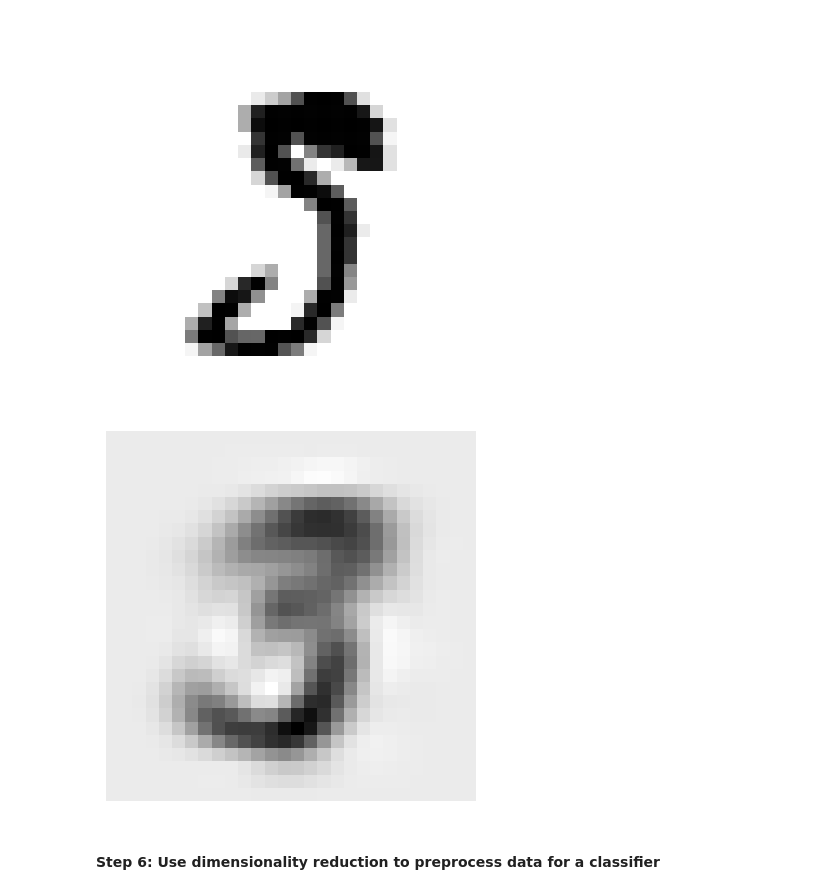
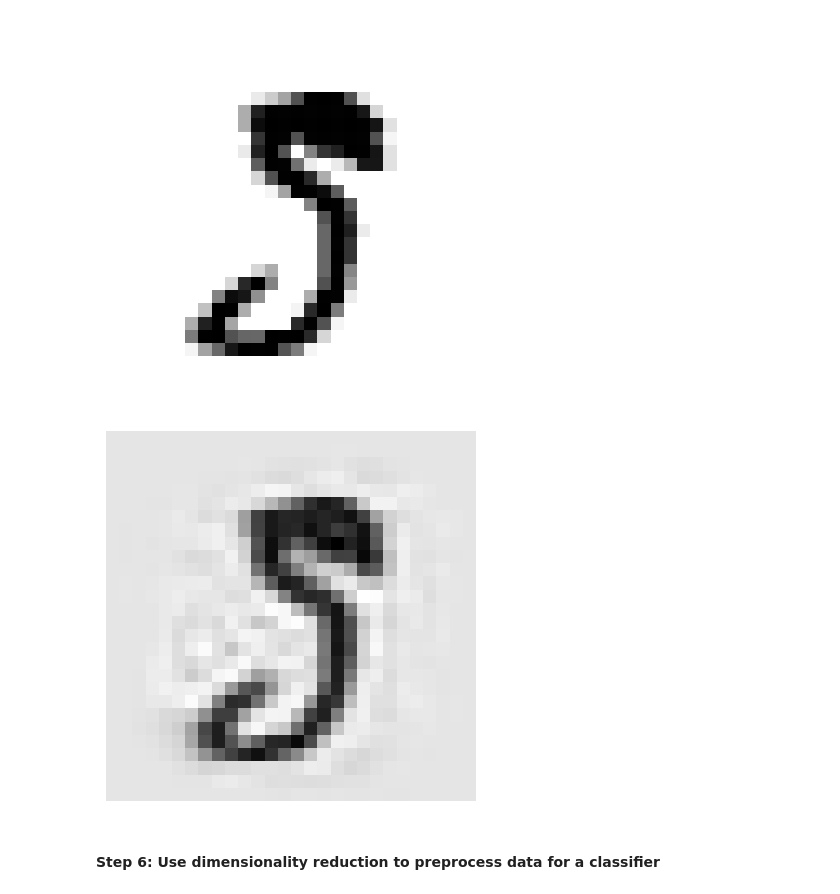
Before and after one commit to IST407/fixed2-student-lectures-lmbattaglia, a Jupyter notebook: 12-week12/lab-exercises.ipynb, the cells around one changed output. Saved outputs shown, nothing was run; the diff lists cells and outputs as text; code cells hidden in the pictures.

```diff
--- a/12-week12/lab-exercises.ipynb
+++ b/12-week12/lab-exercises.ipynb
@@ -92,13 +99,13 @@ plot_mnist_digit(X_mnist_train[0])
 [figure]
 # %%
 # Use PCA with n_components to transform the above digit.  How does it look?
-number_of_components = 10
+number_of_components = 148
 pca_test = PCA(n_components=number_of_components)
 xr = pca_test.fit_transform(X_mnist_train)
-x_regen  = pca_test.inverse_transform(xr[0].reshape(1,-1))
+x_regen  = pca_test.inverse_transform(xr[0])
 plot_mnist_digit(x_regen)
 # %% [output]
-[figure, old version]
+[figure, new version]
 # %% [markdown]
 #### Step 6: Use dimensionality reduction to preprocess data for a classifier
 # %%
```
Also changed, not shown: parts of 3 cells of this notebook.
